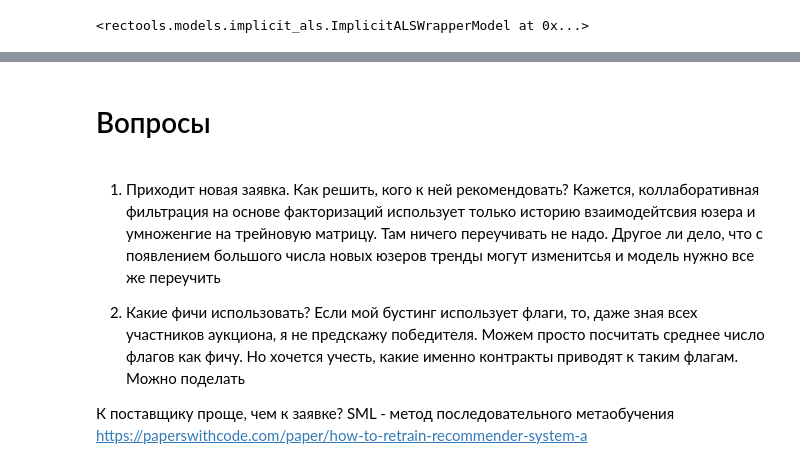
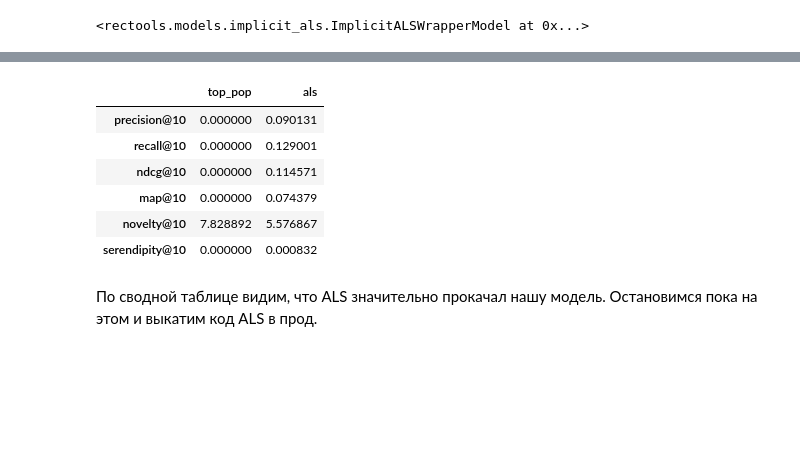
Before and after one commit to Xlvtt/B2BRecommender, a Jupyter notebook: notebooks/baselines.ipynb, the cells around one changed output, grey strips where cells are left out. Cells and saved outputs as stored; diff of their text form; code cells hidden in the pictures; blank space fills up the shorter version.

```diff
--- a/notebooks/baselines.ipynb
+++ b/notebooks/baselines.ipynb
@@ -302,7 +277,7 @@ for model_type in ["n_users", "n_interactions"]:
         users=df_test[Columns.User].unique(),
         dataset=Dataset.construct(df_test),
         k=k,
-        filter_viewed=False
+        filter_viewed=True
     )
     scores = pd.DataFrame([
         score(MAP(k=k), recs, df_test),
@@ -396,19 +381,14 @@ Pui рассчитывается автоматически:
 Далее Cui = 1 + alpha * Pui
 # %%
 implicit_als_model.fit(
-    Dataset.construct(df_train.groupby([Columns.User, Columns.Item]).max().reset_index())
+    Dataset.construct(df_train)
 )
 # %% [output]
 <rectools.models.implicit_als.ImplicitALSWrapperModel at 0x...>
 # %%
-recs = implicit_als_model.recommend(
-    users=df_test[Columns.User].unique(),
-    dataset=Dataset.construct(df_test),
+als_recs = implicit_als_model.recommend(
+    users=df_train[Columns.User].unique(),
+    dataset=Dataset.construct(df_train),
     k=10,
-    filter_viewed=False
+    filter_viewed=True
 )
-
-pd.DataFrame([
-    score(MAP(k=10), recs, df_test),
-    score(NDCG(k=10), recs, df_test)
-], index=["MAP", "NDCG"])
@@ -425,11 +395,28 @@ KeyError: 'Some indices do not exist'
-# %% [markdown]
-# Вопросы
-# %% [markdown]
-1. Приходит новая заявка. Как решить, кого к ней рекомендовать? Кажется, коллаборативная фильтрация на основе факторизаций использует только историю взаимодейтсвия юзера и умноженгие на трейновую матрицу. Там ничего переучивать не надо.
-Другое ли дело, что с появлением большого числа новых юзеров тренды могут изменитсья и модель нужно все же переучить
-
-2. Какие фичи использовать? Если мой бустинг использует флаги, то, даже зная всех участников аукциона, я не предскажу победителя. Можем просто посчитать среднее число флагов как фичу.
-Но хочется учесть, какие именно контракты приводят к таким флагам. Можно поделать
-
-К поставщику проще, чем к заявке?
-SML - метод последовательного метаобучения https://paperswithcode.com/paper/how-to-retrain-recommender-system-a
+# %%
+result_metrics = {}
+result_metrics["top_pop"] = calc_metrics_(
+    recs,
+    df_train,
+    df_test,
+    Columns.Rank,
+    10
+)
+result_metrics["als"] = calc_metrics_(
+    als_recs,
+    df_train,
+    df_test,
+    Columns.Rank,
+    10
+)
+pd.DataFrame(result_metrics)
+# %% [output]
+|  | top_pop | als |
+| precision@10 | 0.000000 | 0.090131 |
+| recall@10 | 0.000000 | 0.129001 |
+| ndcg@10 | 0.000000 | 0.114571 |
+| map@10 | 0.000000 | 0.074379 |
+| novelty@10 | 7.828892 | 5.576867 |
+| serendipity@10 | 0.000000 | 0.000832 |
+# %% [markdown]
+По сводной таблице видим, что ALS значительно прокачал нашу модель.
+Остановимся пока на этом и выкатим код ALS в прод.
```
Also changed, not shown: parts of 25 cells of this notebook, 8 other files.
